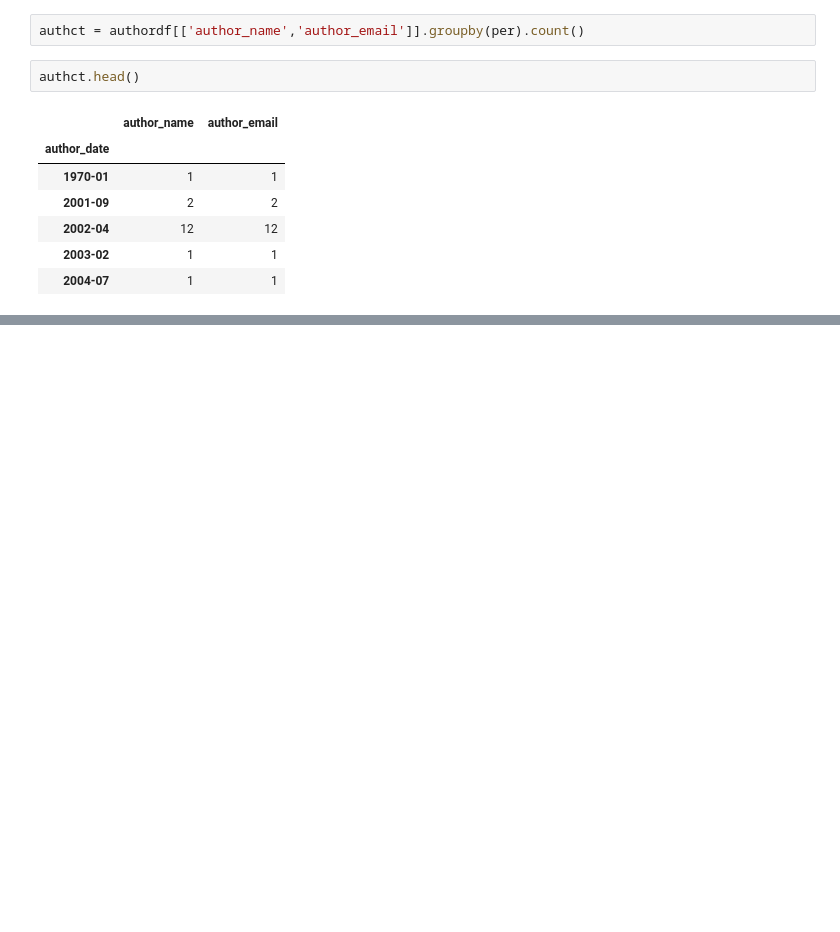
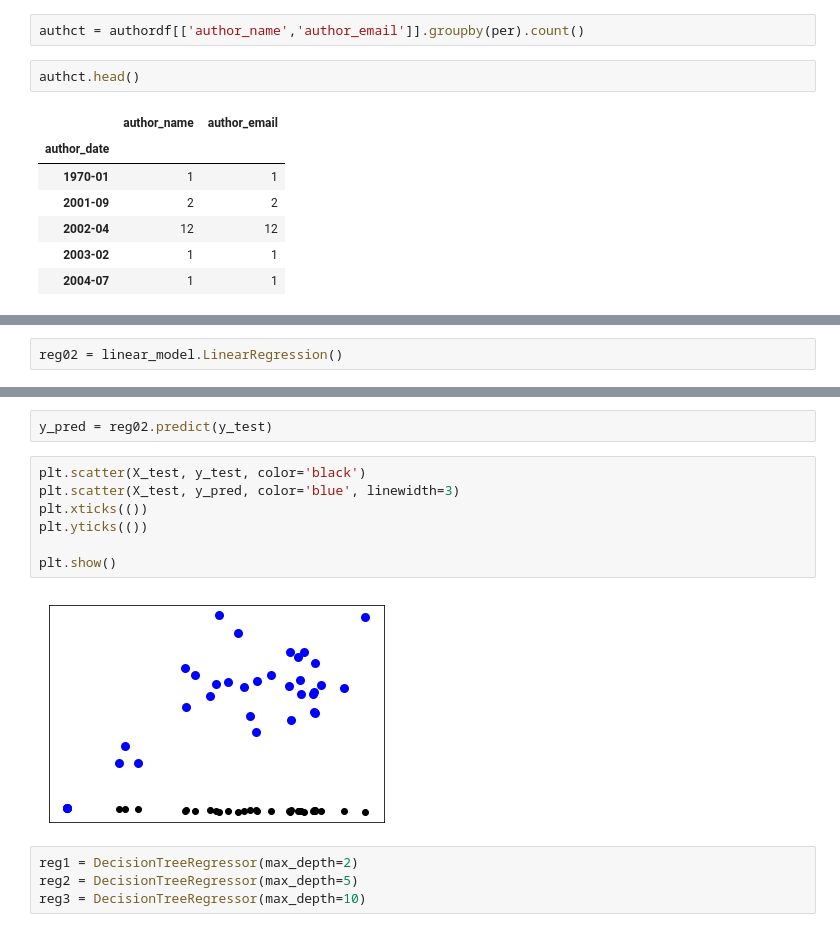
Before and after one commit to tbonza/EDS19, a Jupyter notebook: project/prototype.ipynb, the cells around one changed output, grey strips where cells are left out. Cells and saved outputs as stored; diff of their text form; blank space fills up the shorter version.

```diff
--- a/project/prototype.ipynb
+++ b/project/prototype.ipynb
@@ -197,0 +313,2 @@ authct.head()
+# %%
+reg02 = linear_model.LinearRegression()
@@ -197,0 +324,15 @@ authct.head()
+# %%
+y_pred = reg02.predict(y_test)
+# %%
+plt.scatter(X_test, y_test, color='black')
+plt.scatter(X_test, y_pred, color='blue', linewidth=3)
+plt.xticks(())
+plt.yticks(())
+
+plt.show()
+# %% [output]
+[figure, added]
+# %%
+reg1 = DecisionTreeRegressor(max_depth=2)
+reg2 = DecisionTreeRegressor(max_depth=5)
+reg3 = DecisionTreeRegressor(max_depth=10)
```
Also changed, not shown: parts of 34 cells of this notebook.
